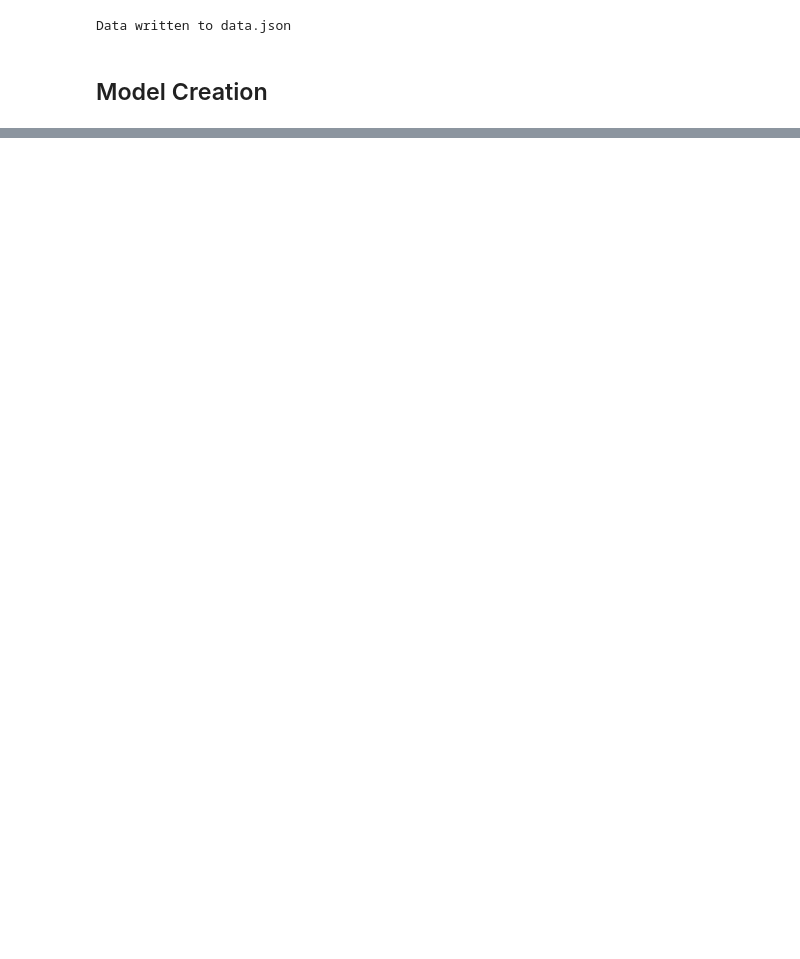
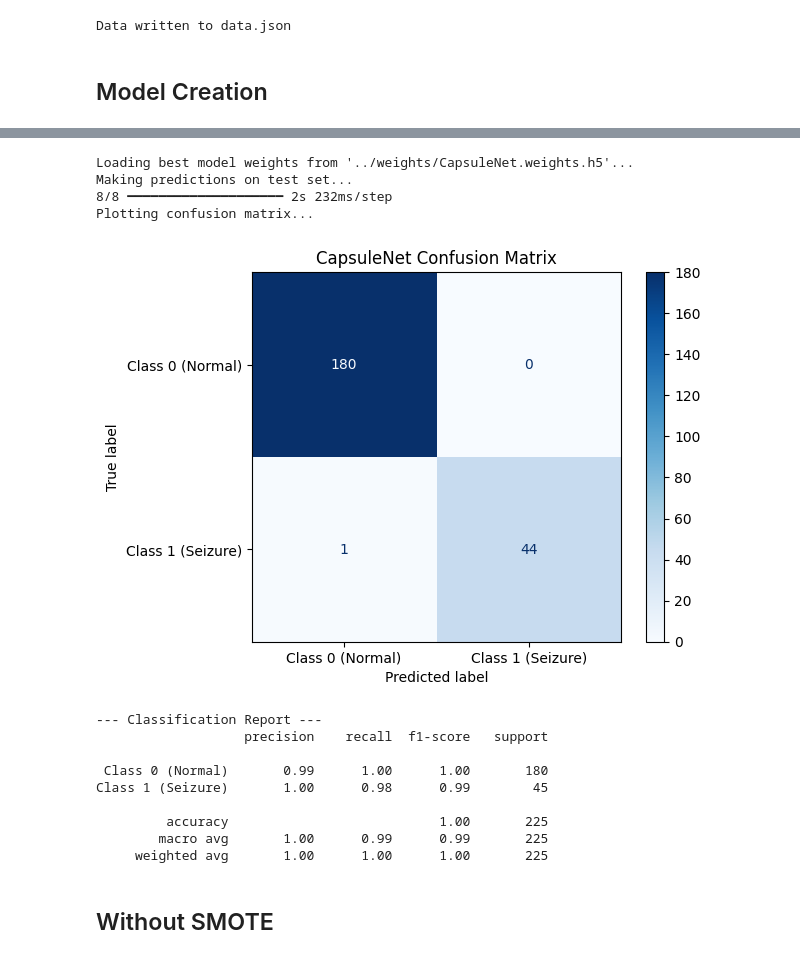
Before and after one commit to amogh-dongre/MED_RES, a Jupyter notebook: code/CapsuleNetOptimisation.ipynb, the cells around one changed output, grey strips where cells are left out. Saved outputs shown, nothing was run; the diff lists cells and outputs as text; code cells hidden in the pictures; blank space fills up the shorter version.

```diff
--- a/code/CapsuleNetOptimisation.ipynb
+++ b/code/CapsuleNetOptimisation.ipynb
@@ -679,0 +1162,52 @@ plt.show()
+# %%
+from sklearn.metrics import confusion_matrix, ConfusionMatrixDisplay, classification_report
+import matplotlib.pyplot as plt
+import numpy as np
+
+# 1. Load the best weights saved during training
+print("Loading best model weights from '../weights/CapsuleNet.weights.h5'...")
+# We load weights into the 'model' since test_model shares its layers
+model.load_weights('../weights/CapsuleNet.weights.h5')
+
+# 2. Use the 'test_model' to make predictions on X_test
+# test_model outputs a list: [capsule_lengths, decoded_images]
+# We only need the first item for classification.
+print("Making predictions on test set...")
+y_pred_list, _ = test_model.predict(X_test)
+
+# 3. Get the predicted class labels (0 or 1)
+y_pred_classes = np.argmax(y_pred_list, axis=1)
+# Get the true class labels from the one-hot encoded y_test
+y_test_classes = np.argmax(y_test, axis=1)
+
+# 4. Compute and plot confusion matrix
+print("Plotting confusion matrix...")
+cm = confusion_matrix(y_test_classes, y_pred_classes)
+
+target_names = ['Class 0 (Normal)', 'Class 1 (Seizure)']
+cm_display = ConfusionMatrixDisplay(confusion_matrix=cm, display_labels=target_names)
+
+cm_display.plot(cmap=plt.cm.Blues)
+plt.title('CapsuleNet Confusion Matrix')
+plt.show()
+
+# 5. Print the full classification report
+print("\n--- Classification Report ---")
+print(classification_report(y_test_classes, y_pred_classes, target_names=target_names))
+# %% [output]
+Loading best model weights from '../weights/CapsuleNet.weights.h5'...
+Making predictions on test set...
+8/8 ━━━━━━━━━━━━━━━━━━━━ 2s 232ms/step
+Plotting confusion matrix...
+[figure, added]
+--- Classification Report ---
+                   precision    recall  f1-score   support
+
+ Class 0 (Normal)       0.99      1.00      1.00       180
+Class 1 (Seizure)       1.00      0.98      0.99        45
+
+         accuracy                           1.00       225
+        macro avg       1.00      0.99      0.99       225
+     weighted avg       1.00      1.00      1.00       225
+# %% [markdown]
+## Without SMOTE
```
Also changed, not shown: parts of 41 cells of this notebook.
